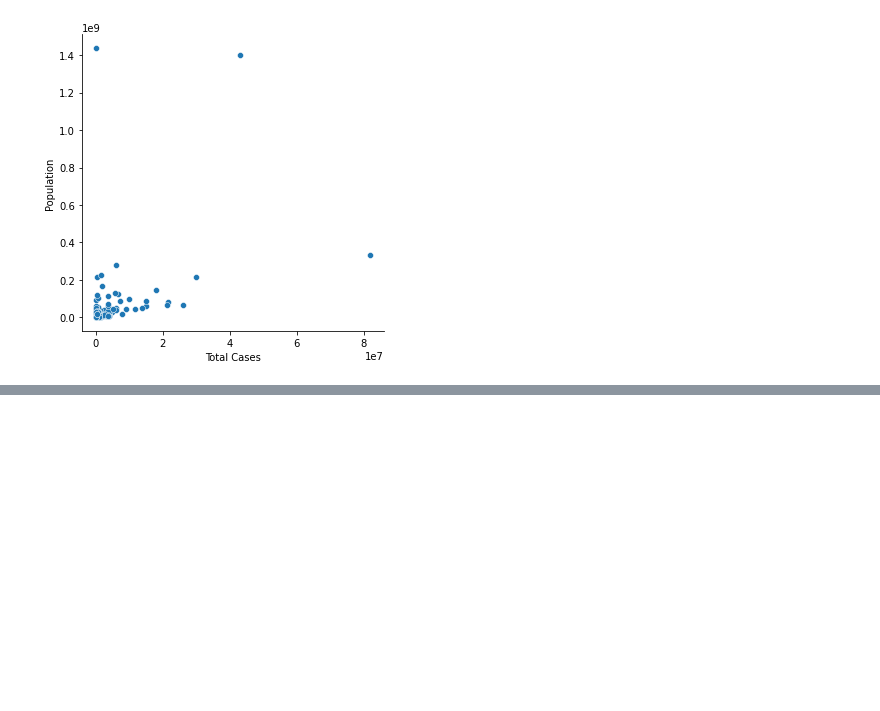
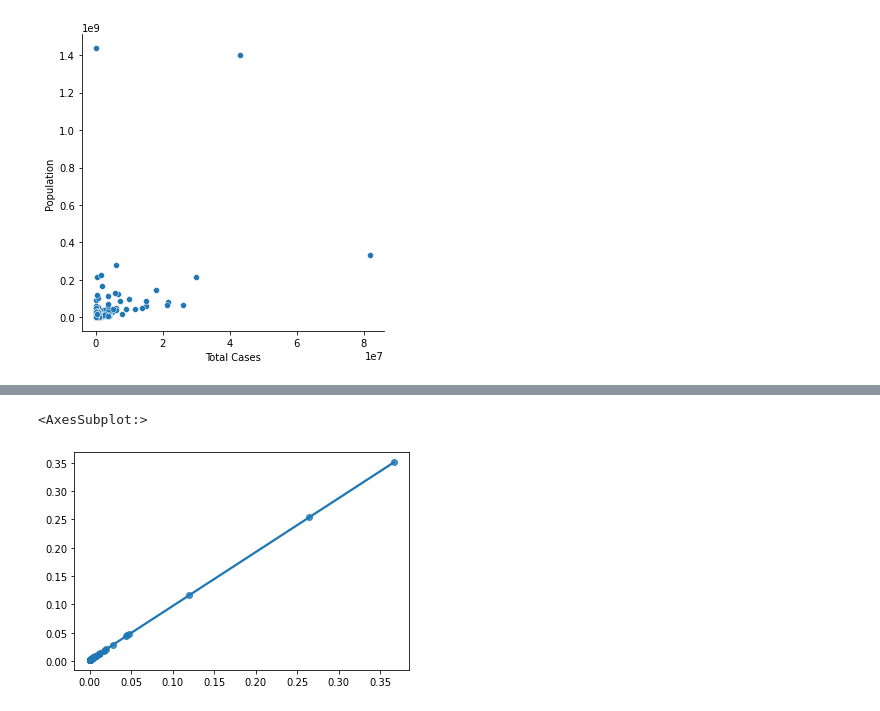
Before and after one commit to art1k20/ds_labs, a Jupyter notebook: kursova.ipynb, the cells around one changed output, grey strips where cells are left out. Cells and saved outputs as stored; diff of their text form; code cells hidden in the pictures; blank space fills up the shorter version.

```diff
--- a/kursova.ipynb
+++ b/kursova.ipynb
@@ -237,0 +262,6 @@ sns.relplot(data = df1, x = 'Total Cases', y = 'Total Deaths' )
+# %%
+y_pred = regr.predict(x_test)
+sns.regplot(x = x_test,y = y_pred)
+# %% [output]
+<AxesSubplot:>
+[figure, added]
```
Also changed, not shown: parts of 11 cells of this notebook.
